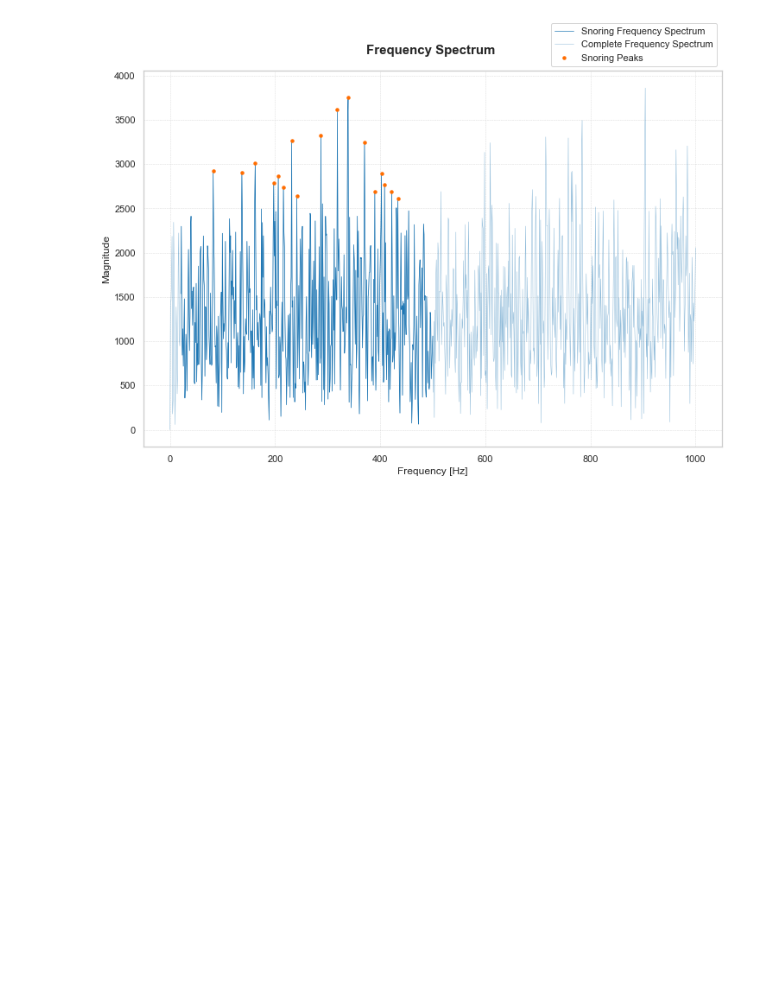
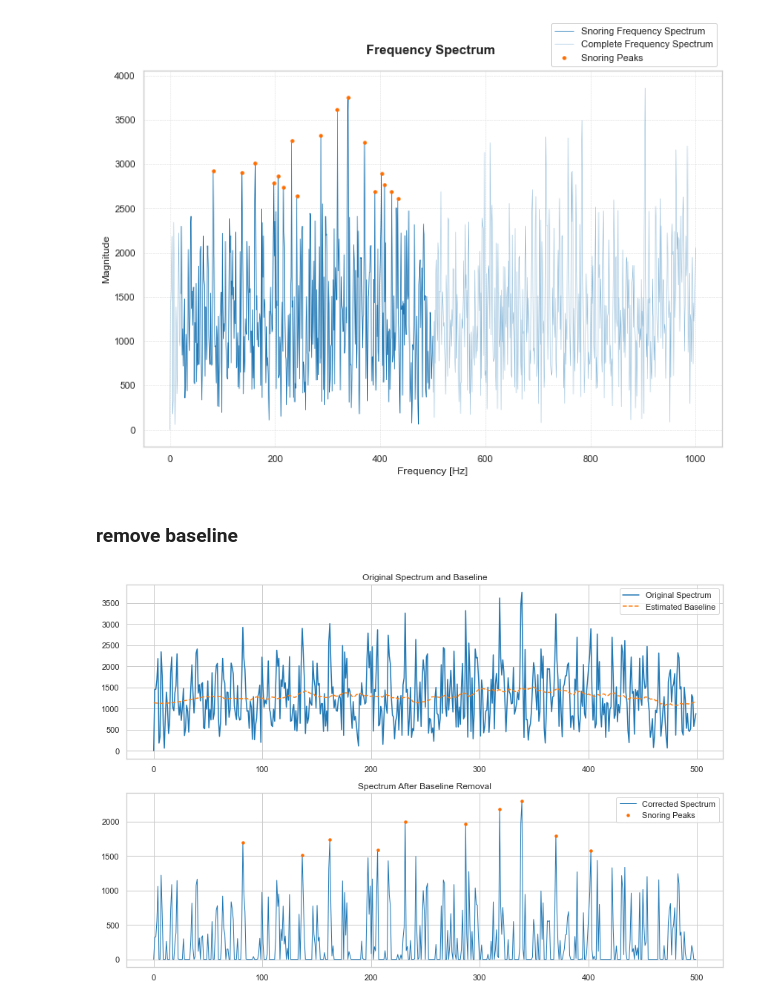
Before and after one commit to Ireneroda/Sleeping-Mask-project, a Jupyter notebook: microphone/Sound_data_analysis.ipynb, the cells around one changed output. Cells and saved outputs as stored; diff of their text form; code cells hidden in the pictures; blank space fills up the shorter version.

```diff
--- a/microphone/Sound_data_analysis.ipynb
+++ b/microphone/Sound_data_analysis.ipynb
@@ -302,3 +307,64 @@ plt.savefig("FrequencySpectrum.svg")   # Save as SVG
 plt.savefig("FrequencySpectrum.png")   # Save as PNG
 # %% [output]
 [figure]
+# %% [markdown]
+### remove baseline
+# %%
+from scipy.signal import savgol_filter
+# Perform FFT
+fft_magnitudes = np.abs(np.fft.rfft(raw_data_padded))
+frequencies = np.fft.rfftfreq(n_padded, d=1/sampling_rate)
+magnitude = np.abs(fft_magnitudes)
+
+# Apply Savitzky-Golay filter to estimate baseline
+baseline = savgol_filter(magnitude, window_length=101, polyorder=3)
+
+# Subtract the baseline from the magnitude spectrum
+magnitude_corrected = magnitude - baseline
+
+# Ensure no negative values (set them to zero)
+magnitude_corrected[magnitude_corrected < 0] = 0
+
+# Define the desired frequency range (for example, 50 Hz to 500 Hz)
+min_freq = 20  # Minimum frequency in Hz
+max_freq = 500  # Maximum frequency in Hz
+
+# Filter out the frequencies that are outside the desired range
+freq_range = (frequencies >= min_freq) & (frequencies <= max_freq)
+filtered_frequencies =frequencies[freq_range]
+filtered_magnitudes = magnitude_corrected[freq_range]
+
+# Detect peaks in the filtered magnitude spectrum
+peaks, _ = find_peaks(filtered_magnitudes, height=1500)  # Adjust 'height' for sensitivity
+
+
+
+
+# Plot results
+# Set Seaborn style
+sns.set(style='whitegrid')
+
+# Create the figure and subplots
+plt.figure(figsize=(12, 8))  # Larger figure size
+
+plt.subplot(2, 1, 1)
+plt.plot(frequencies[:len(frequencies)//2], magnitude[:len(frequencies)//2], label='Original Spectrum', color='tab:blue')
+plt.plot(frequencies[:len(frequencies)//2], baseline[:len(frequencies)//2], label='Estimated Baseline', linestyle='--', color='tab:orange')
+
+
+plt.legend()
+plt.title("Original Spectrum and Baseline")
+
+plt.subplot(2, 1, 2)
+plt.plot(frequencies[:len(frequencies)//2], magnitude_corrected[:len(frequencies)//2], color='tab:blue', linewidth=1, label='Corrected Spectrum')
+# Mark the detected peaks with orange 'o' markers
+plt.plot(filtered_frequencies[peaks], filtered_magnitudes[peaks], 'o', label="Snoring Peaks", color='#FF6D00', markersize=2.5, markeredgewidth=2)
+
+
+
+plt.legend()
+plt.title("Spectrum After Baseline Removal")
+plt.tight_layout()
+plt.show()
+# %% [output]
+[figure, added]
```
Also changed, not shown: parts of 4 cells of this notebook, 12 other files.
